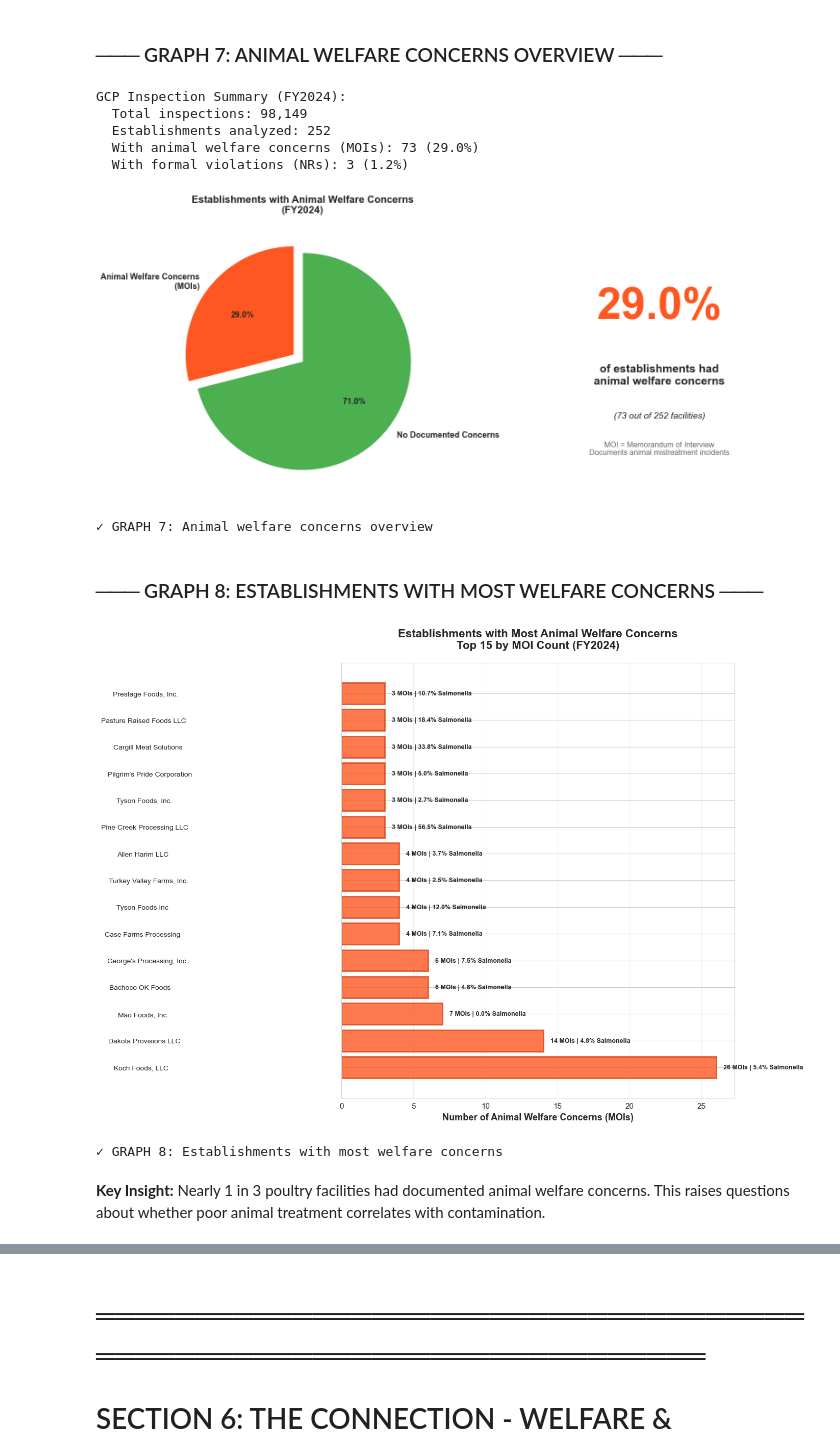
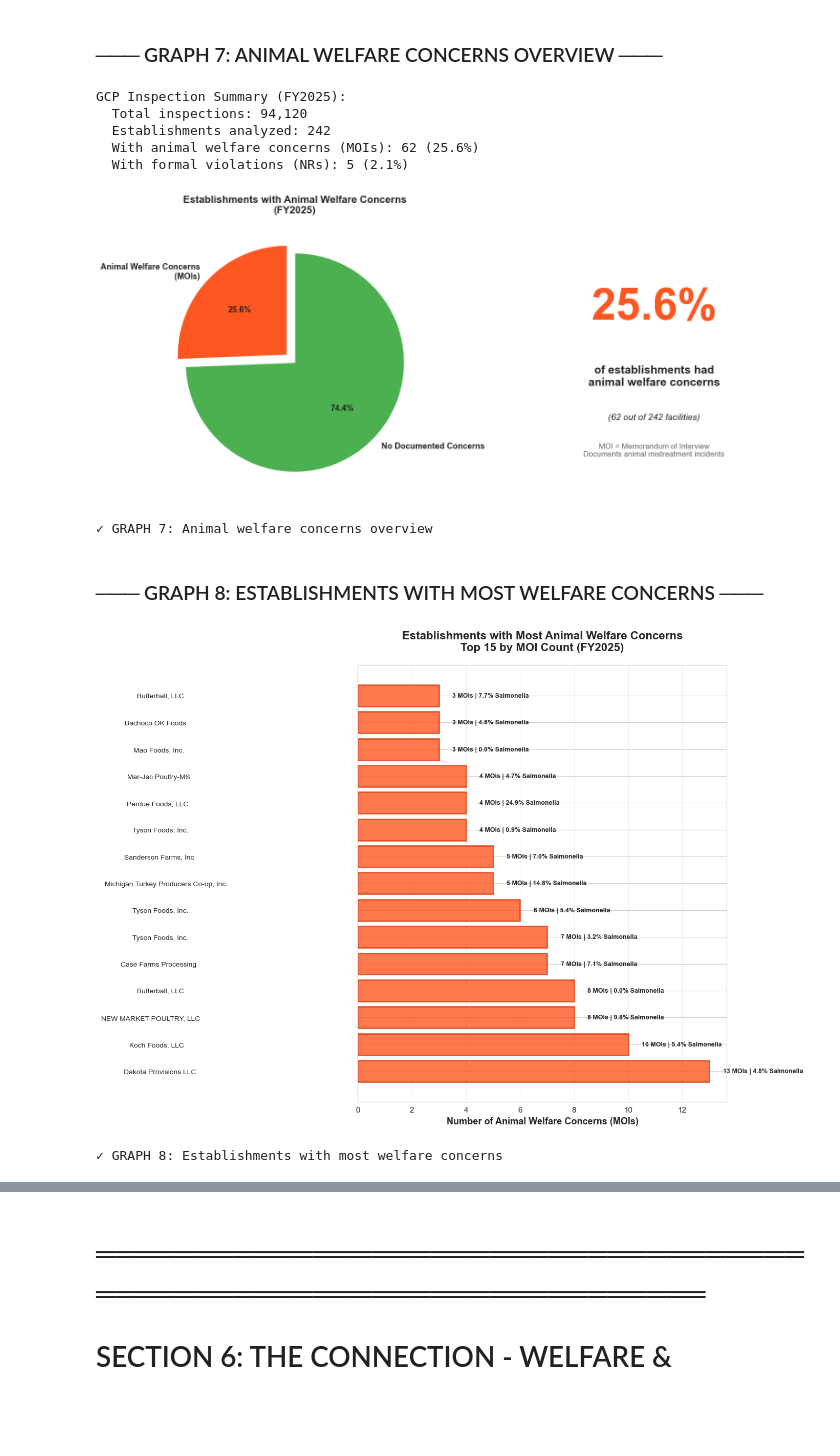
Before and after one commit to emilcecarlisa/listeria-tracker, a Jupyter notebook: visualizations/comprehensiveDashboard.ipynb, the cells around one changed output, grey strips where cells are left out. Drawn from its saved outputs; the diff is of its cells as text; code cells hidden in the pictures; blank space fills up the shorter version.

```diff
--- a/visualizations/comprehensiveDashboard.ipynb
+++ b/visualizations/comprehensiveDashboard.ipynb
@@ -700,19 +700,19 @@ Non-Compliance Records (NRs) are the USDA's official documentation for violation
 ### ─── GRAPH 7: ANIMAL WELFARE CONCERNS OVERVIEW ───
 # %%
 # GRAPH 7: GCP inspection overview
-# Data source: gcpArchiveFy2024.xlsx
+# Data source: gcpArchiveFy2025.csv
 gcp_stats = {
-    'total_inspections': 98149,
-    'establishments': 252,
-    'with_mois': 73,
-    'with_nrs': 3,
-    'total_mois': 170
+    'total_inspections': 94120,
+    'establishments': 242,
+    'with_mois': 62,
+    'with_nrs': 5,
+    'total_mois': 149
 }
 
 moi_percent = gcp_stats['with_mois'] / gcp_stats['establishments'] * 100
 nr_percent = gcp_stats['with_nrs'] / gcp_stats['establishments'] * 100
 
-print(f"\nGCP Inspection Summary (FY2024):")
+print(f"\nGCP Inspection Summary (FY2025):")
 print(f"  Total inspections: {gcp_stats['total_inspections']:,}")
 print(f"  Establishments analyzed: {gcp_stats['establishments']}")
 print(f"  With animal welfare concerns (MOIs): {gcp_stats['with_mois']} ({moi_percent:.1f}%)")
@@ -739,7 +739,7 @@ wedges, texts, autotexts = ax1.pie(
     textprops={'fontsize': 13, 'weight': 'bold'}
 )
 
-ax1.set_title('Establishments with Animal Welfare Concerns\n(FY2024)',
+ax1.set_title('Establishments with Animal Welfare Concerns\n(FY2025)',
               fontsize=16, weight='bold', pad=20)
 
 # Text display for key statistics
@@ -761,12 +761,12 @@ plt.show()
 
 print("\n✓ GRAPH 7: Animal welfare concerns overview")
 # %% [output]
-GCP Inspection Summary (FY2024):
-  Total inspections: 98,149
-  Establishments analyzed: 252
-  With animal welfare concerns (MOIs): 73 (29.0%)
-  With formal violations (NRs): 3 (1.2%)
+GCP Inspection Summary (FY2025):
+  Total inspections: 94,120
+  Establishments analyzed: 242
+  With animal welfare concerns (MOIs): 62 (25.6%)
+  With formal violations (NRs): 5 (2.1%)
-[figure, old version]
+[figure, new version]
 ✓ GRAPH 7: Animal welfare concerns overview
 # %% [markdown]
 ### ─── GRAPH 8: ESTABLISHMENTS WITH MOST WELFARE CONCERNS ───
@@ -777,35 +777,33 @@ worst_welfare = both_data[both_data['GCP_TotalMOIs'] > 0].nlargest(15, 'GCP_Tota
 ]].copy()
 
 fig, ax = plt.subplots(figsize=(14, 10))
 
 bars = ax.barh(range(len(worst_welfare)), worst_welfare['GCP_TotalMOIs'],
                color='#FF5722', alpha=0.8, edgecolor='#D84315', linewidth=2)
 
 ax.set_yticks(range(len(worst_welfare)))
 ax.set_yticklabels(worst_welfare['EstablishmentName'], fontsize=10)
 ax.set_xlabel('Number of Animal Welfare Concerns (MOIs)', fontsize=13, weight='bold')
-ax.set_title('Establishments with Most Animal Welfare Concerns\nTop 15 by MOI Count (FY2024)',
+ax.set_title('Establishments with Most Animal Welfare Concerns\nTop 15 by MOI Count (FY2025)',
              fontsize=16, weight='bold', pad=20)
 ax.grid(axis='x', alpha=0.3)
 
 # Add data labels with contamination rate
 for i, (idx, row) in enumerate(worst_welfare.iterrows()):
     moi_text = f"{int(row['GCP_TotalMOIs'])} MOIs"
     if pd.notna(row['Lab_SalmonellaPositiveRate']):
         contam_text = f" | {row['Lab_SalmonellaPositiveRate']:.1f}% Salmonella"
     else:
         contam_text = " | No lab data"
 
     ax.text(row['GCP_TotalMOIs'] + 0.5, i, moi_text + contam_text,
             va='center', fontsize=9, weight='bold')
 
 plt.tight_layout()
 plt.savefig('graph8_most_welfare_concerns.png', dpi=300, bbox_inches='tight')
 plt.show()
 
 print("\n✓ GRAPH 8: Establishments with most welfare concerns")
 # %% [output]
-[figure, old version]
+[figure, new version]
 ✓ GRAPH 8: Establishments with most welfare concerns
-# %% [markdown]
-**Key Insight:** Nearly 1 in 3 poultry facilities had documented animal welfare concerns. This raises questions about whether poor animal treatment correlates with contamination.
```
Also changed, not shown: parts of 15 cells of this notebook, 17 other files.
